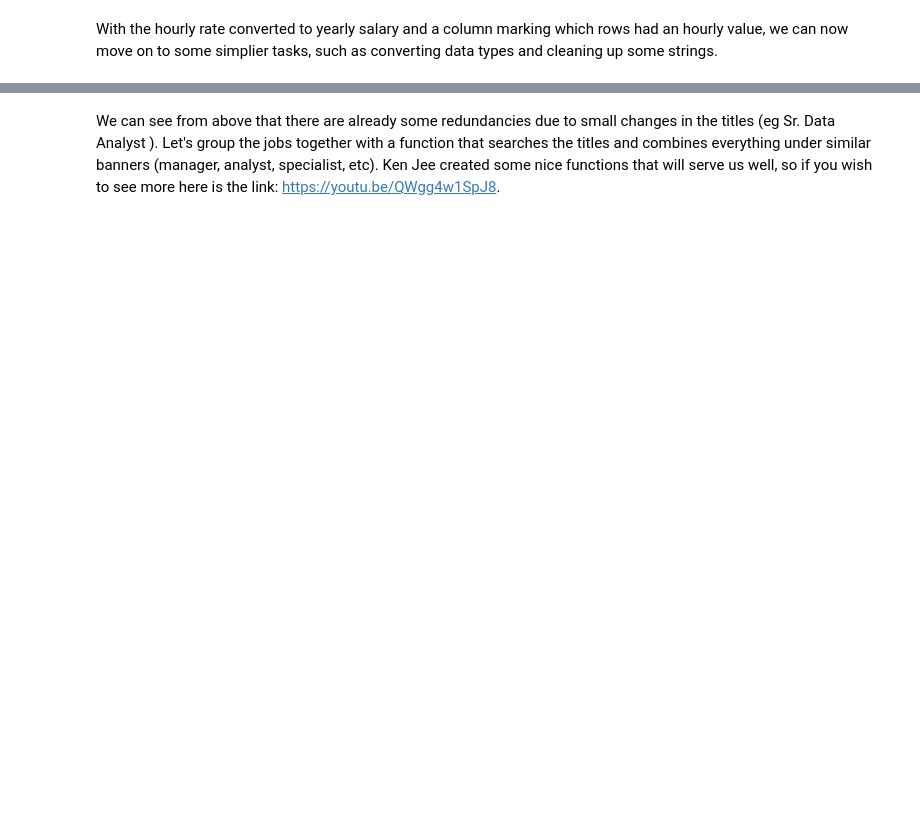
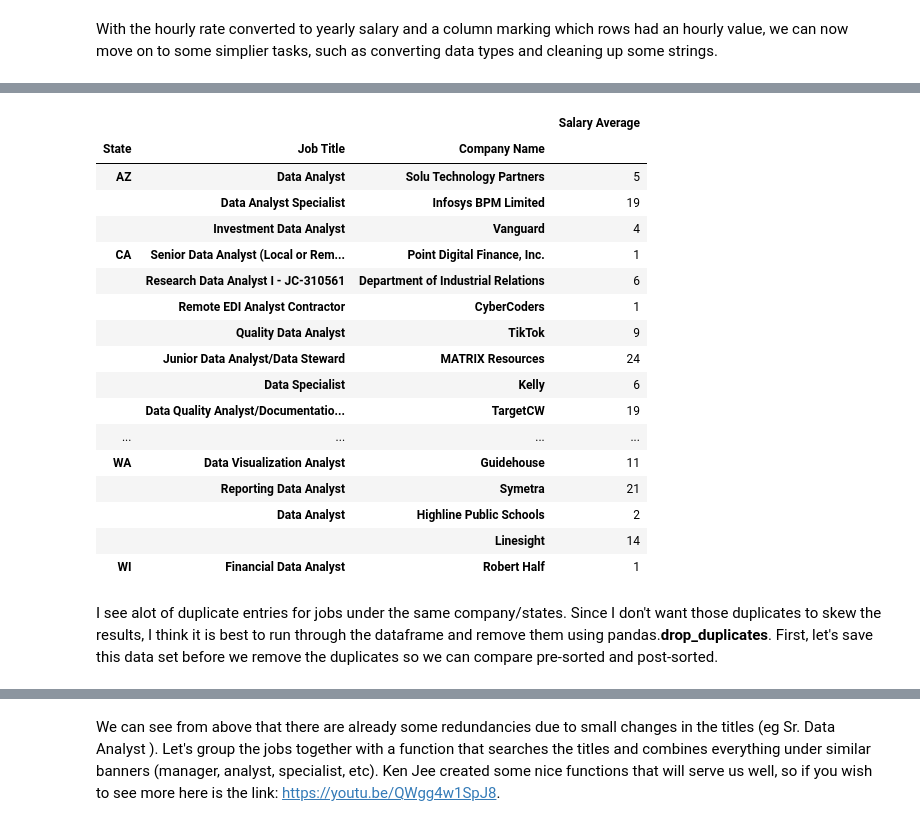
Before and after one commit to markfarrugia29/Webscraping-and-analysis-projects, a Jupyter notebook: Glassdoor_webscraper/Jupyter_notebooks/Salary_Data_Cleanup.ipynb, the cells around one changed output, grey strips where cells are left out. Cells and saved outputs as stored; diff of their text form; code cells hidden in the pictures; blank space fills up the shorter version.

```diff
--- a/Glassdoor_webscraper/Jupyter_notebooks/Salary_Data_Cleanup.ipynb
+++ b/Glassdoor_webscraper/Jupyter_notebooks/Salary_Data_Cleanup.ipynb
@@ -89,6 +83,7 @@ Revenue              143
 dtype: int64
 # %%
 #Remove features where the salary is null,since that doesnt help us
-data_cleaned = data.dropna(axis=0,subset=['Salary Average', 'Salary Minimum'])
+data_cleaned = data.dropna(axis=0)
 data_cleaned.isnull().sum()
+data_cleaned.info()
 # %% [output]
@@ -142,12 +143,14 @@ salary_avg = salary_avg.apply(lambda x: x.replace('$', '').replace(',',''))
 data_cleaned['Salary Average'] = salary_avg
 
 #Now the minimum salary
-salary_min = data_cleaned['Salary Minimum'].apply(lambda x:x.replace('$', '').replace('K','').replace('/hr', ''))
+salary_min = data_cleaned['Salary Minimum'].apply(lambda x:x.replace('$', '').replace('K','').replace('/hr', '').replace('/mo',''))
 data_cleaned['Salary Minimum']=salary_min
 
 
 #Now the maximum salary
-salary_max = data_cleaned['Salary Maximum'].apply(lambda x:x.replace('$', '').replace('K',''))
+salary_max = data_cleaned['Salary Maximum'].apply(lambda x:x.replace('$', '').replace('K','').replace('/hr', '').replace('/mo',''))
 data_cleaned['Salary Maximum']=salary_max
-data_cleaned.tail(10)
+data_cleaned[["Salary Minimum", "Salary Maximum","Salary Average"]].value_counts()
+#data_cleaned = data_cleaned.replace(r'^\s*$', np.nan, regex=True)
+#data_cleaned.isnull().sum()
 # %% [output]
@@ -172,7 +181,11 @@ def hr_to_year(i):
     i = i*40*52
     #print("A rate of $", i,"/hr will be a salary of $", int(salary),"/yr.")
     return i
-
-data_cleaned["Converted Salary"] = data_cleaned["Salary Average"].apply(lambda x: hr_to_year(x) if x.find('.') != -1 else x)
-data_cleaned[["Salary Average","Converted Salary"]].head(10)
+#convert hourly salary to yearly salary
+data_cleaned["Salary Average"] = data_cleaned["Salary Average"].astype(str).apply(lambda x: hr_to_year(x)/1000 if x.find('.') != -1 else (float(x)/1000))
+#data_cleaned["Converted Salary"] = data_cleaned["Converted Salary"]/1000
+#convert min/max hourly rates to yearly rates
+data_cleaned["Salary Minimum"] = data_cleaned["Salary Minimum"].astype(str).apply(lambda x: hr_to_year(x)/1000 if x.find('.') != -1 else x)
+data_cleaned["Salary Maximum"] = data_cleaned["Salary Maximum"].astype(str).apply(lambda x: hr_to_year(x)/1000 if x.find('.') != -1 else x)
+data_cleaned[["Salary Minimum", "Salary Maximum", "Salary Average"]].value_counts()
 # %% [output]
@@ -253,0 +275,3 @@ Name: State, dtype: int64
+# %%
+data_cleaned = data_cleaned[(data_cleaned["City"]!=data_cleaned["State"])|(data_cleaned["City"]=="Remote")]
+data_cleaned["State"].value_counts()
@@ -254,5 +298,26 @@ Name: State, dtype: int64
 # %%
 # convert year founded to years in existance
 currentyear = datetime.now().year
-data_cleaned['Company Age (years)'] = data_cleaned["Founded"].apply(lambda x:-1 if x==float(np.nan) else currentyear - x)
-data_cleaned
+data_cleaned['Company Age (years)'] = data_cleaned["Founded"].astype(int).apply(lambda x:-1 if x==float(np.nan) else currentyear - x)
+pd.pivot_table(data_cleaned,index=["State", "Job Title","Company Name"], values = "Salary Average",aggfunc='count').sort_values("State")
+# %% [output]
+|  |  |  | Salary Average |
+| State | Job Title | Company Name |  |
+| AZ | Data Analyst | Solu Technology Partners | 5 |
+|  | Data Analyst Specialist | Infosys BPM Limited | 19 |
+|  | Investment Data Analyst | Vanguard | 4 |
+| CA | Senior Data Analyst (Local or Rem... | Point Digital Finance, Inc. | 1 |
+|  | Research Data Analyst I - JC-310561 | Department of Industrial Relations | 6 |
+|  | Remote EDI Analyst Contractor | CyberCoders | 1 |
+|  | Quality Data Analyst | TikTok | 9 |
+|  | Junior Data Analyst/Data Steward | MATRIX Resources | 24 |
+|  | Data Specialist | Kelly | 6 |
+|  | Data Quality Analyst/Documentatio... | TargetCW | 19 |
+| ... | ... | ... | ... |
+| WA | Data Visualization Analyst | Guidehouse | 11 |
+|  | Reporting Data Analyst | Symetra | 21 |
+|  | Data Analyst | Highline Public Schools | 2 |
+|  |  | Linesight | 14 |
+| WI | Financial Data Analyst | Robert Half | 1 |
+# %% [markdown]
+I see alot of duplicate entries for jobs under the same company/states. Since I don't want those duplicates to skew the results, I think it is best to run through the dataframe and remove them using pandas.**drop_duplicates**. First, let's save this data set before we remove the duplicates so we can compare pre-sorted and post-sorted.
```
Also changed, not shown: parts of 23 cells of this notebook, 10 other files.
